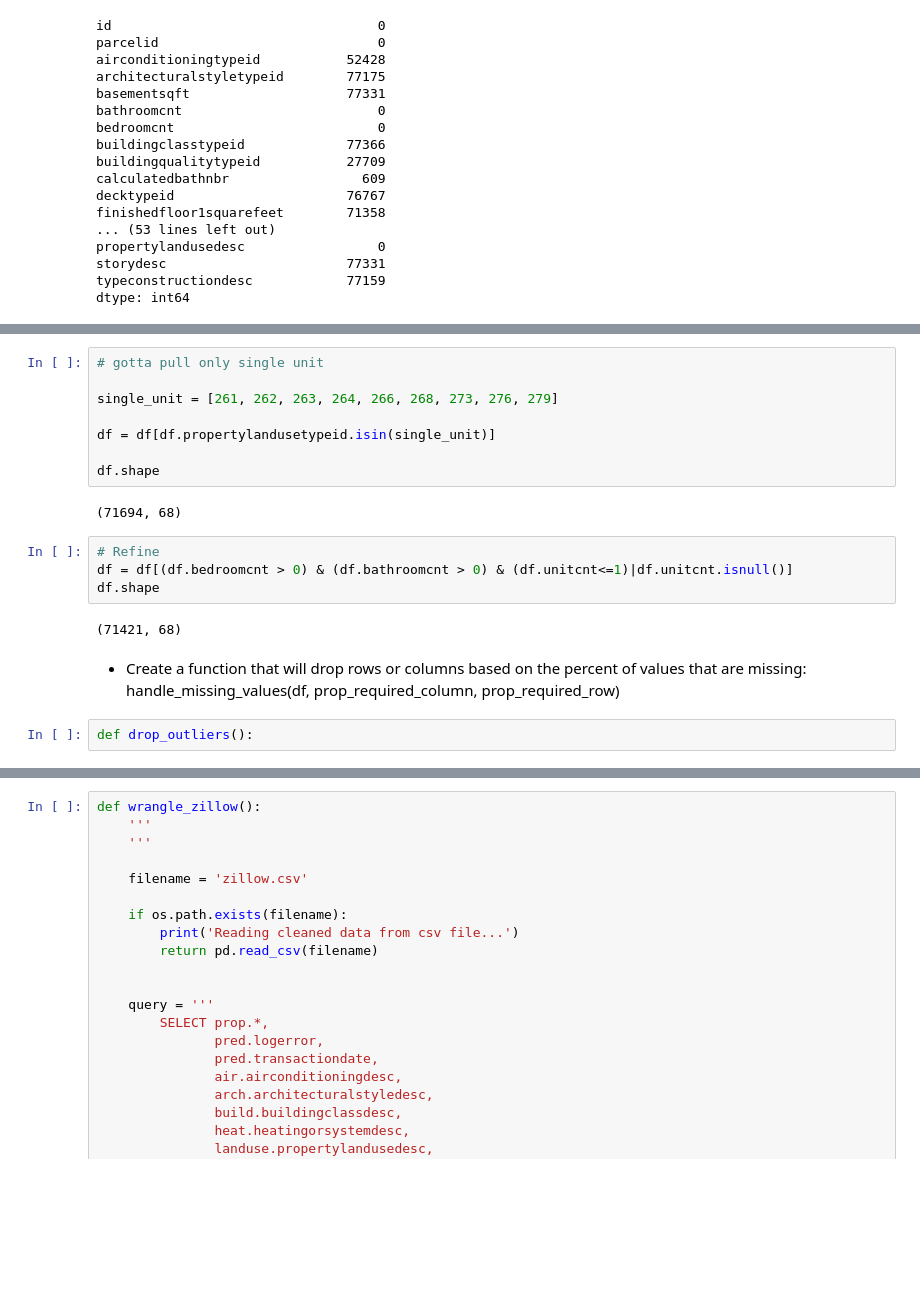
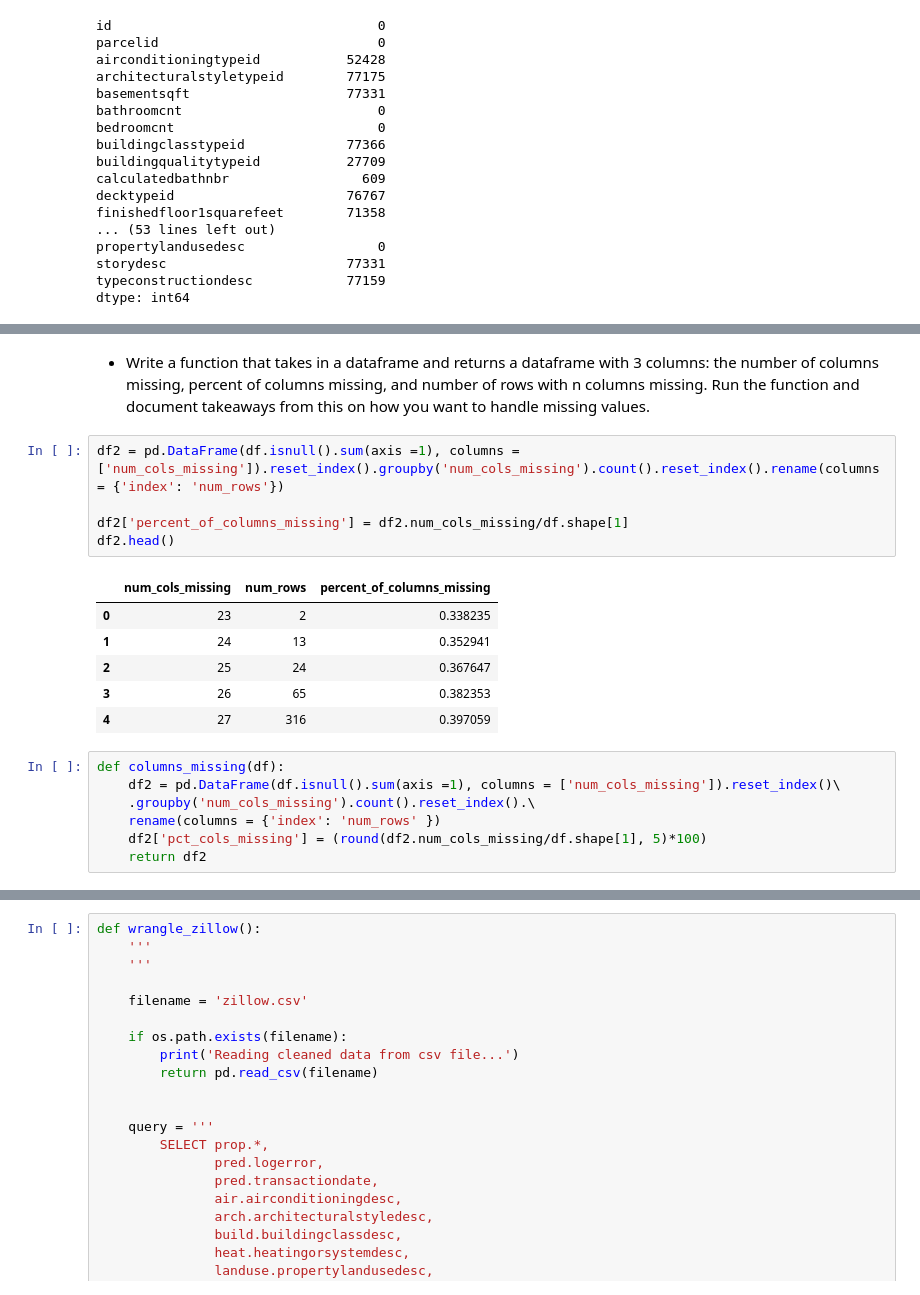
Before and after one commit to BraedenWright/clustering-exercises, a Jupyter notebook: data_wrangling.ipynb, the cells around one changed output, grey strips where cells are left out. Drawn from its saved outputs; the diff is of its cells as text; blank space fills up the shorter version.

```diff
--- a/data_wrangling.ipynb
+++ b/data_wrangling.ipynb
@@ -245,20 +199,21 @@ Name: unitcnt, dtype: int64
-# %%
-# gotta pull only single unit
-
-single_unit = [261, 262, 263, 264, 266, 268, 273, 276, 279]
-
-df = df[df.propertylandusetypeid.isin(single_unit)]
-
-df.shape
-# %% [output]
-(71694, 68)
-# %%
-# Refine
-df = df[(df.bedroomcnt > 0) & (df.bathroomcnt > 0) & (df.unitcnt<=1)|df.unitcnt.isnull()]
-df.shape
-# %% [output]
-(71421, 68)
-# %% [markdown]
-- Create a function that will drop rows or columns based on the percent of values that are missing: handle_missing_values(df, prop_required_column, prop_required_row)
-# %%
-def drop_outliers():
+# %% [markdown]
+- Write a function that takes in a dataframe and returns a dataframe with 3 columns: the number of columns missing, percent of columns missing, and number of rows with n columns missing. Run the function and document takeaways from this on how you want to handle missing values.
+# %%
+df2 = pd.DataFrame(df.isnull().sum(axis =1), columns = ['num_cols_missing']).reset_index().groupby('num_cols_missing').count().reset_index().rename(columns = {'index': 'num_rows'})
+
+df2['percent_of_columns_missing'] = df2.num_cols_missing/df.shape[1]
+df2.head()
+# %% [output]
+|  | num_cols_missing | num_rows | percent_of_columns_missing |
+| 0 | 23 | 2 | 0.338235 |
+| 1 | 24 | 13 | 0.352941 |
+| 2 | 25 | 24 | 0.367647 |
+| 3 | 26 | 65 | 0.382353 |
+| 4 | 27 | 316 | 0.397059 |
+# %%
+def columns_missing(df):
+    df2 = pd.DataFrame(df.isnull().sum(axis =1), columns = ['num_cols_missing']).reset_index()\
+    .groupby('num_cols_missing').count().reset_index().\
+    rename(columns = {'index': 'num_rows' })
+    df2['pct_cols_missing'] = (round(df2.num_cols_missing/df.shape[1], 5)*100)
+    return df2
```
Also changed, not shown: parts of 21 cells of this notebook, 1 other file.
